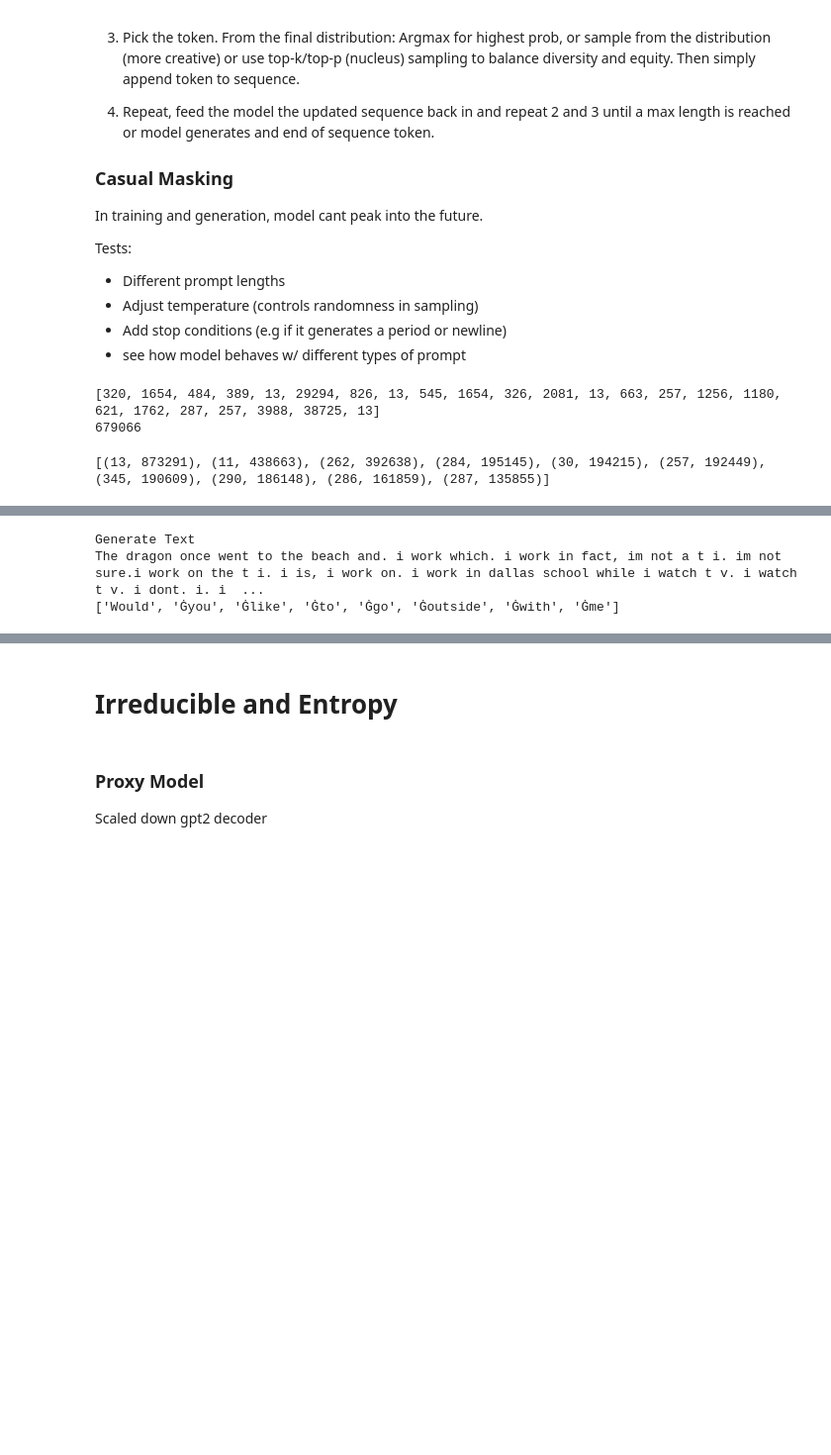
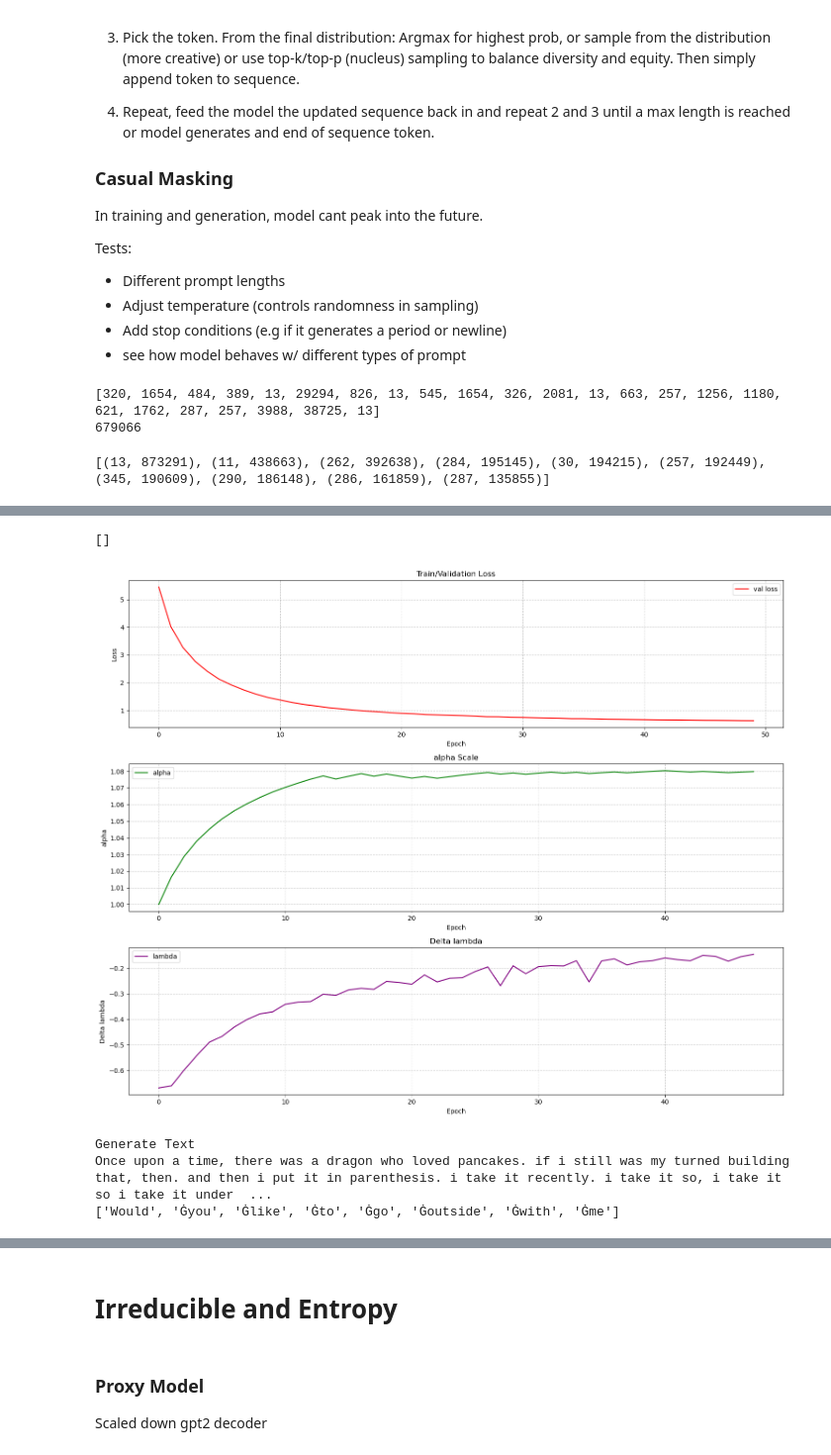
Before and after one commit to kishandotpandey1352/BabyLM-Challenge_self, a Jupyter notebook: TestEnv.ipynb, the cells around one changed output, grey strips where cells are left out. Shown: that part at 99% size. Cells and saved outputs as stored; diff of their text form; code cells hidden in the pictures; blank space fills up the shorter version.

```diff
--- a/TestEnv.ipynb
+++ b/TestEnv.ipynb
@@ -477,7 +660,7 @@ flat_tokens = [token for sublist in trainData_10 for token in sublist]
 flat_tokens = flat_tokens[:100_000] # just for testing
 # %%
 
-block_size = 64
+block_size = ModelConfig().block_size
 flat_tokens_np = np.array(flat_tokens, dtype=np.int32)
 
 n_samples = len(flat_tokens_np) - block_size
@@ -508,7 +691,7 @@ y_train_tensor = torch.tensor(y_train_main, dtype=torch.long)
 X_val_tensor   = torch.tensor(X_val, dtype=torch.long)
 y_val_tensor   = torch.tensor(y_val, dtype=torch.long)
 
-X_hold_tensor = torch.tensor(X_hold, dtype=torch.long)
+X_hold_tensor = torch.tensor(X_hold, dtype=torch.long) # proxy model
 y_hold_tensor = torch.tensor(y_hold, dtype=torch.long)
 # %%
 model_config = ModelConfig()
@@ -521,0 +710,8 @@ val_loader   = DataLoader(val_dataset, batch_size=train_config.batch_size)
+# %%
+
+
+proxy_trainer = ProxyTrain(holdout_loader, score_loader, proxy_configs, GPT2Model)
+proxy_trainer.train()
+
+# get scores
+scores = proxy_trainer.LearnabilityScore()
@@ -528,9 +765,10 @@ trainGPT = GPTTrainer(
     train_loader,
     val_loader,
     train_config,
-    model_config
+    model_config,
+    scheduler
 )
 
-# and *then* start training
-trainGPT.train()
+
+train_loss, val_loss, alphas, lambdas = trainGPT.train()
 # %% [output]
@@ -545,20 +812,54 @@ Epoch 1 | Validation Loss: 1.4090
+# %%
+fig, ax = plt.subplots(nrows=3, ncols=1, figsize=(15,12))
+
+epochs = np.arange(len(train_loss))
+epochs_alpha = np.arange(len(alphas))
+epochs_lambda = np.arange(len(lambdas))
+
+#ax[0].plot(train_loss, label='train loss', color='blue')
+ax[0].plot(epochs, val_loss, label='val loss', color='red')
+ax[0].set_title("Train/Validation Loss")
+ax[0].set_xlabel("Epoch")
+ax[0].set_ylabel("Loss")
+ax[0].legend()
+ax[0].grid(True, linestyle='--', alpha=0.7)
+
+ax[1].plot(epochs_alpha, alphas, label='alpha', color='green')
+ax[1].set_title(f"alpha Scale")
+ax[1].set_xlabel("Epoch")
+ax[1].set_ylabel(f"alpha")
+ax[1].legend()
+ax[1].grid(True, linestyle='--', alpha=0.7)
+
+ax[2].plot(epochs_lambda, lambdas, label='lambda', color='purple')
+ax[2].set_title(f"Delta lambda")
+ax[2].set_xlabel("Epoch")
+ax[2].set_ylabel(f"Delta lambda")
+ax[2].legend()
+ax[2].grid(True, linestyle='--', alpha=0.7)
+
+plt.tight_layout()
+plt.plot()
+# %% [output]
+[]
+[figure, added]
 # %%
 tokeniser = GPT2Tokenizer.from_pretrained('gpt2')
 tokeniser.pad_token = tokeniser.eos_token
 
-generator = GenerateGPT(model=trainGPT.model, tokenizer=tokeniser, prompt="The dragon once went to the beach and", max_len=100)
+generator = GenerateGPT(model=trainGPT.model, tokenizer=tokeniser, prompt="Once upon a time, there was a dragon who loved pancakes.", max_len=100)
 
 text = "Once upon a time, there was a dragon who loved pancakes."
 tokens = tokeniser.encode(text)
 
-output_text = generator.generate(temperature=0.7, top_k=50, top_p=.9)
+output_text = generator.generate(temperature=1., top_k=50, top_p=.9)
 print("Generate Text")
 print(output_text)
 ids = tokeniser.encode("Would you like to go outside with me")
 print(tokeniser.convert_ids_to_tokens(ids))
 # %% [output]
 Generate Text
-The dragon once went to the beach and. i work which. i work in fact, im not a t i. im not sure.i work on the t i. i is, i work on. i work in dallas school while i watch t v. i watch t v. i dont. i. i  ...
+Once upon a time, there was a dragon who loved pancakes. if i still was my turned building that, then. and then i put it in parenthesis. i take it recently. i take it so, i take it so i take it under  ...
 ['Would', 'Ġyou', 'Ġlike', 'Ġto', 'Ġgo', 'Ġoutside', 'Ġwith', 'Ġme']
 # %%
 # Save final model checkpoint
```
Also changed, not shown: parts of 19 cells of this notebook.
